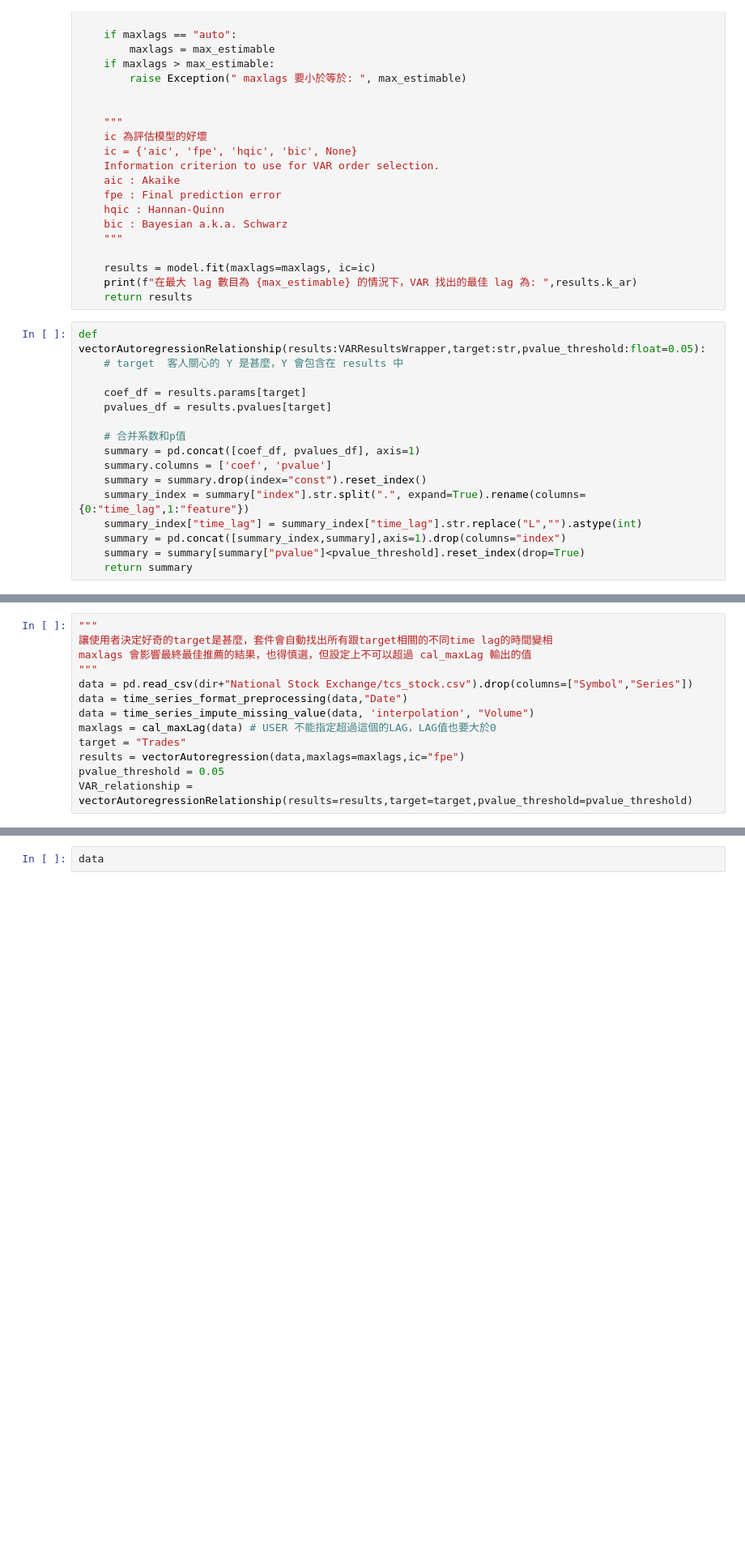
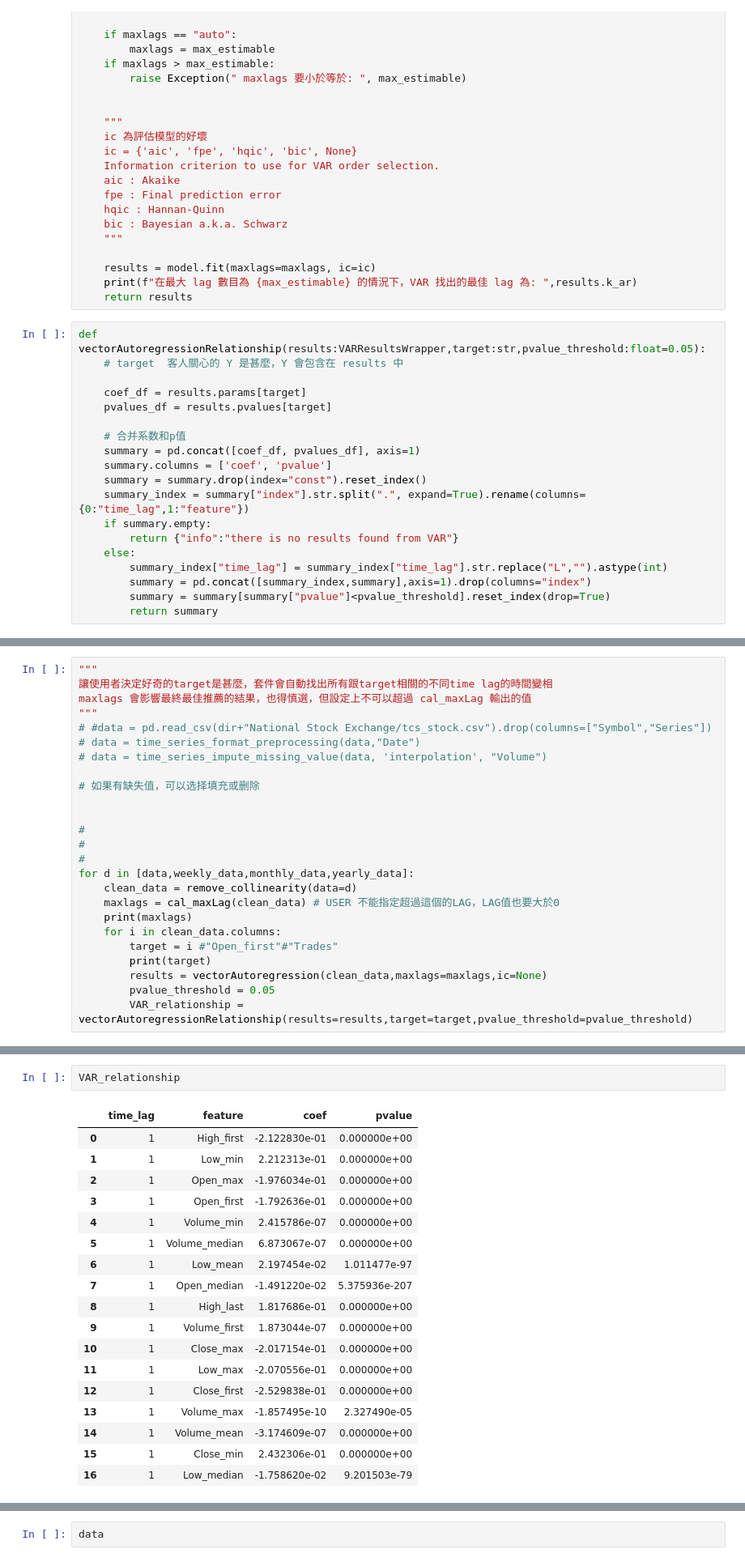
Before and after one commit to DanyelleJhang/FST, a Jupyter notebook: VAR_範例.ipynb, the cells around one changed output, grey strips where cells are left out. Shown at 81% size. Cells and saved outputs as stored; diff of their text form; blank space fills up the shorter version.

```diff
--- a/VAR_範例.ipynb
+++ b/VAR_範例.ipynb
@@ -178,7 +197,10 @@ def vectorAutoregressionRelationship(results:VARResultsWrapper,target:str,pvalue
     summary.columns = ['coef', 'pvalue']
     summary = summary.drop(index="const").reset_index()
     summary_index = summary["index"].str.split(".", expand=True).rename(columns={0:"time_lag",1:"feature"})
-    summary_index["time_lag"] = summary_index["time_lag"].str.replace("L","").astype(int)
-    summary = pd.concat([summary_index,summary],axis=1).drop(columns="index")
-    summary = summary[summary["pvalue"]<pvalue_threshold].reset_index(drop=True)
-    return summary
+    if summary.empty:
+        return {"info":"there is no results found from VAR"}
+    else:
+        summary_index["time_lag"] = summary_index["time_lag"].str.replace("L","").astype(int)
+        summary = pd.concat([summary_index,summary],axis=1).drop(columns="index")
+        summary = summary[summary["pvalue"]<pvalue_threshold].reset_index(drop=True)
+        return summary
@@ -187,12 +270,24 @@ def vectorAutoregressionRelationship(results:VARResultsWrapper,target:str,pvalue
 讓使用者決定好奇的target是甚麼，套件會自動找出所有跟target相關的不同time lag的時間變相
 maxlags 會影響最終最佳推薦的結果，也得慎選，但設定上不可以超過 cal_maxLag 輸出的值
 """
-data = pd.read_csv(dir+"National Stock Exchange/tcs_stock.csv").drop(columns=["Symbol","Series"])
-data = time_series_format_preprocessing(data,"Date")
-data = time_series_impute_missing_value(data, 'interpolation', "Volume")
-maxlags = cal_maxLag(data) # USER 不能指定超過這個的LAG，LAG值也要大於0
-target = "Trades"
-results = vectorAutoregression(data,maxlags=maxlags,ic="fpe")
-pvalue_threshold = 0.05
-VAR_relationship = vectorAutoregressionRelationship(results=results,target=target,pvalue_threshold=pvalue_threshold)
+# #data = pd.read_csv(dir+"National Stock Exchange/tcs_stock.csv").drop(columns=["Symbol","Series"])
+# data = time_series_format_preprocessing(data,"Date")
+# data = time_series_impute_missing_value(data, 'interpolation', "Volume")
+
+# 如果有缺失值，可以选择填充或删除
+
+
+#
+#
+#
+for d in [data,weekly_data,monthly_data,yearly_data]:
+    clean_data = remove_collinearity(data=d)
+    maxlags = cal_maxLag(clean_data) # USER 不能指定超過這個的LAG，LAG值也要大於0
+    print(maxlags)
+    for i in clean_data.columns:
+        target = i #"Open_first"#"Trades"
+        print(target)
+        results = vectorAutoregression(clean_data,maxlags=maxlags,ic=None)
+        pvalue_threshold = 0.05
+        VAR_relationship = vectorAutoregressionRelationship(results=results,target=target,pvalue_threshold=pvalue_threshold)
 # %% [output]
@@ -200,0 +333,21 @@ VAR_relationship = vectorAutoregressionRelationship(results=results,target=targe
+# %%
+VAR_relationship
+# %% [output]
+|  | time_lag | feature | coef | pvalue |
+| 0 | 1 | High_first | -2.122830e-01 | 0.000000e+00 |
+| 1 | 1 | Low_min | 2.212313e-01 | 0.000000e+00 |
+| 2 | 1 | Open_max | -1.976034e-01 | 0.000000e+00 |
+| 3 | 1 | Open_first | -1.792636e-01 | 0.000000e+00 |
+| 4 | 1 | Volume_min | 2.415786e-07 | 0.000000e+00 |
+| 5 | 1 | Volume_median | 6.873067e-07 | 0.000000e+00 |
+| 6 | 1 | Low_mean | 2.197454e-02 | 1.011477e-97 |
+| 7 | 1 | Open_median | -1.491220e-02 | 5.375936e-207 |
+| 8 | 1 | High_last | 1.817686e-01 | 0.000000e+00 |
+| 9 | 1 | Volume_first | 1.873044e-07 | 0.000000e+00 |
+| 10 | 1 | Close_max | -2.017154e-01 | 0.000000e+00 |
+| 11 | 1 | Low_max | -2.070556e-01 | 0.000000e+00 |
+| 12 | 1 | Close_first | -2.529838e-01 | 0.000000e+00 |
+| 13 | 1 | Volume_max | -1.857495e-10 | 2.327490e-05 |
+| 14 | 1 | Volume_mean | -3.174609e-07 | 0.000000e+00 |
+| 15 | 1 | Close_min | 2.432306e-01 | 0.000000e+00 |
+| 16 | 1 | Low_median | -1.758620e-02 | 9.201503e-79 |
```
Also changed, not shown: parts of 11 cells of this notebook.
